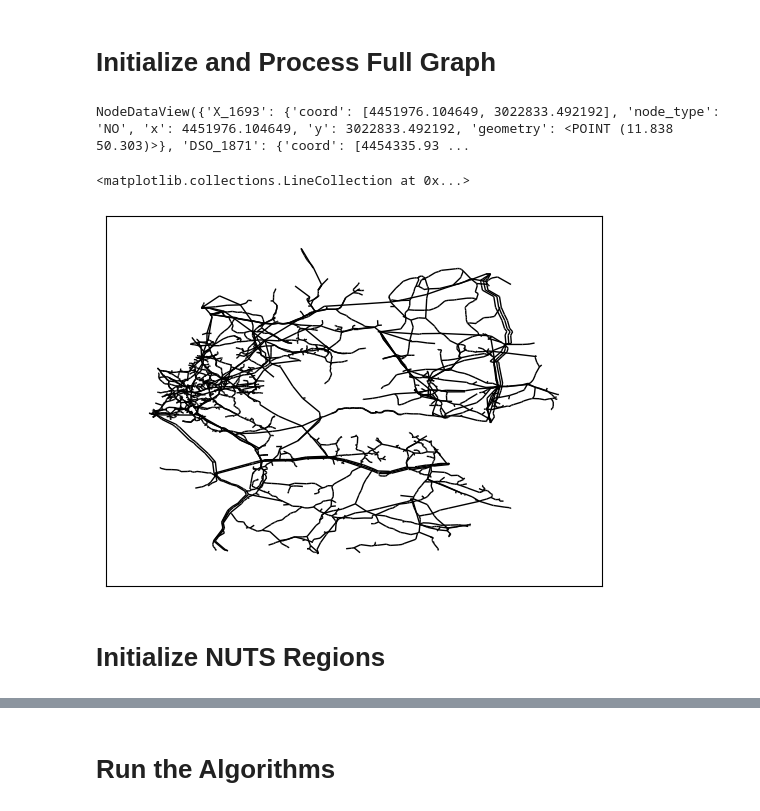
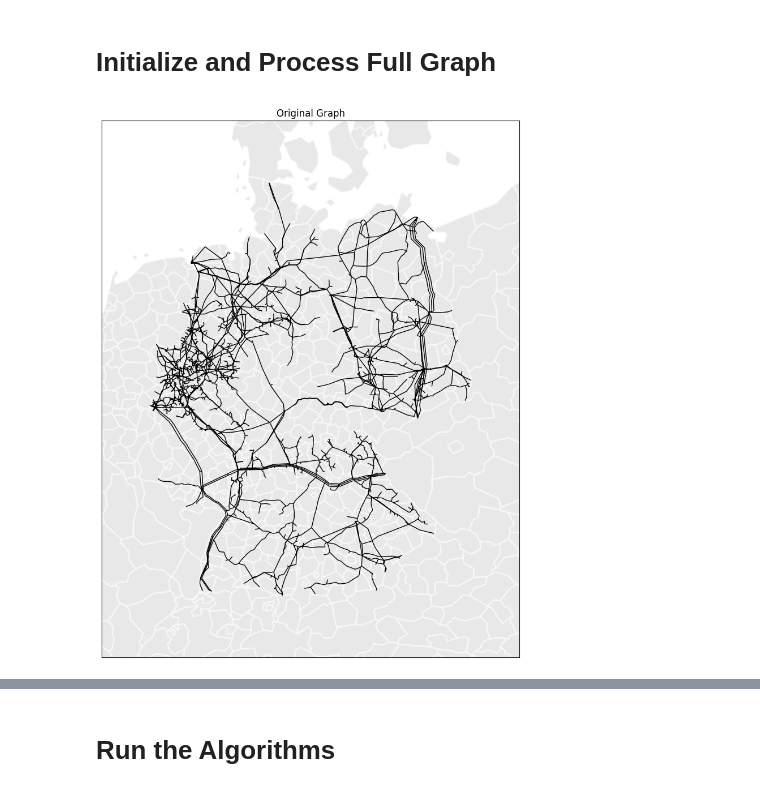
Before and after one commit to hugoschwabe/bachelor-thesis, a Jupyter notebook: benchmark.ipynb, the cells around one changed output, grey strips where cells are left out. Cells and saved outputs as stored; diff of their text form; code cells hidden in the pictures.

Commit message:
Improved plotting, k-cores

```diff
--- a/benchmark.ipynb
+++ b/benchmark.ipynb
@@ -25,15 +37,12 @@ nodes = nodes.set_geometry(gpd.points_from_xy(nodes["x"], nodes["y"]), crs="EPSG
 original = nx.Graph()
 original.add_nodes_from(nodes.set_index("nodes").T.to_dict().items())
 original.add_edges_from(G.edges(data=True))
-# %%
-original.nodes(data=True)
-# %% [output]
-NodeDataView({'X_1693': {'coord': [4451976.104649, 3022833.492192], 'node_type': 'NO', 'x': 4451976.104649, 'y': 3022833.492192, 'geometry': <POINT (11.838 50.303)>}, 'DSO_1871': {'coord': [4454335.93 ...
 # %%
-original_pos = {node: (data["coord"]) for node, data in original.nodes(data=True)}
-nx.draw_networkx_edges(original, original_pos, arrows=False)
+functions.plot_network(
+	graph=original,
+	gdf=nuts3.to_crs("EPSG:3035"),
+	title="Original Graph",
+	nodes=False
+)
 # %% [output]
-<matplotlib.collections.LineCollection at 0x...>
-[figure, old version]
+[figure, new version]
-# %% [markdown]
-# Initialize NUTS Regions
```
Also changed, not shown: parts of 17 cells of this notebook, 1 other file.
